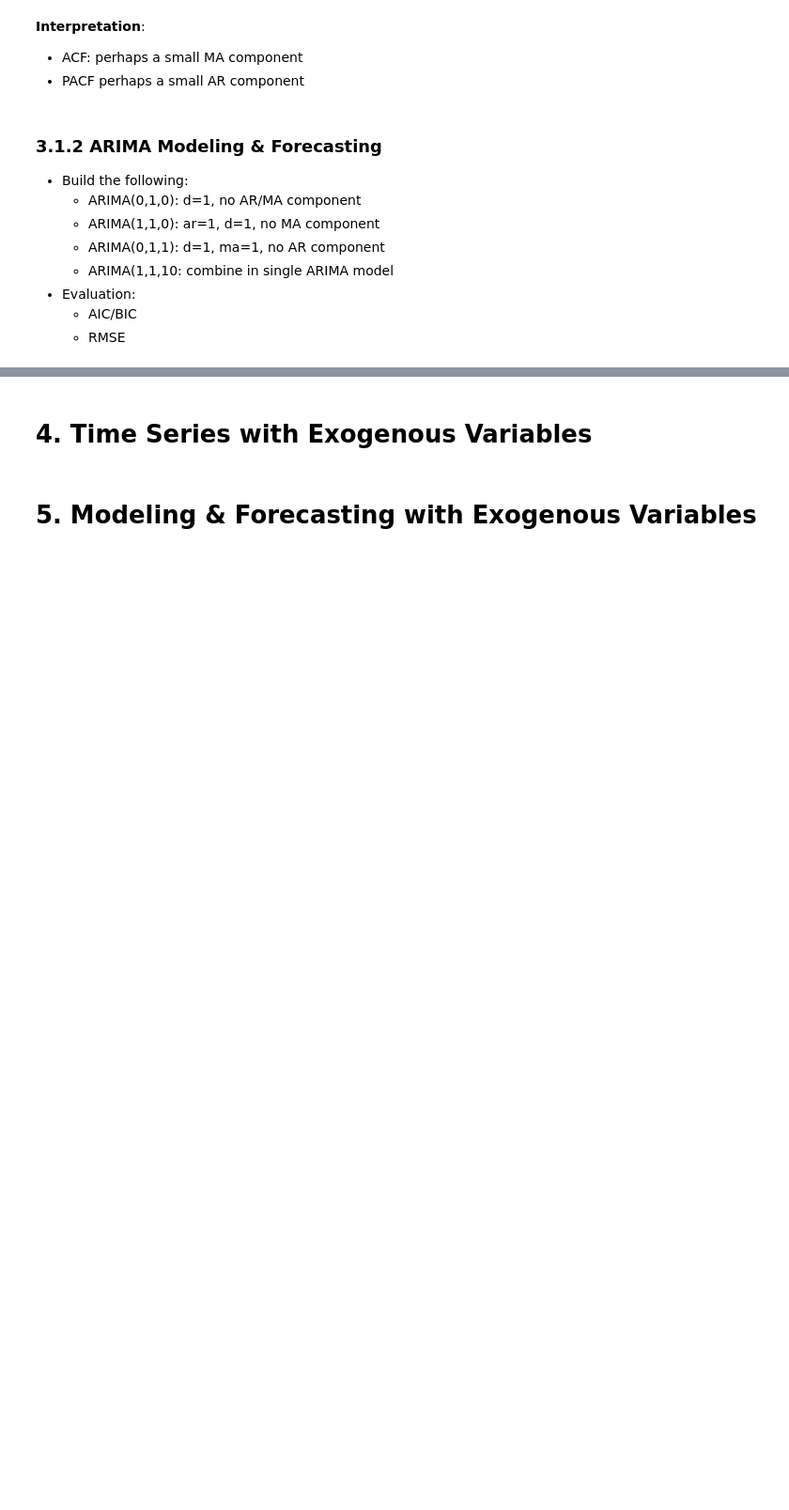
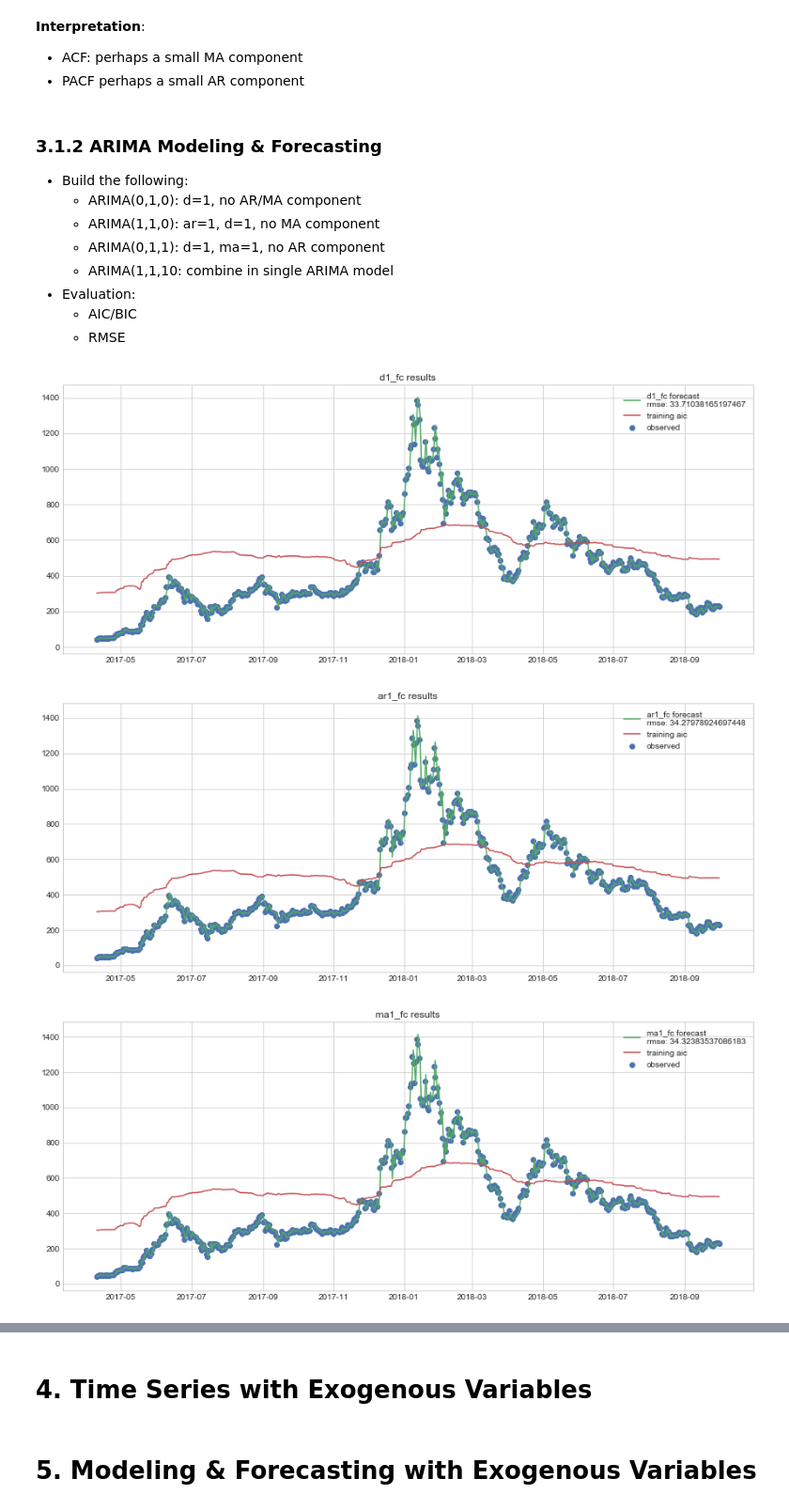
Before and after one commit to brianmcguckin/thinkful_final_capstone, a Jupyter notebook: Ethereum Time Series Analysis.ipynb, the cells around one changed output, grey strips where cells are left out. Shown at 94% size. Drawn from its saved outputs; the diff is of its cells as text; code cells hidden in the pictures; blank space fills up the shorter version.

Commit message:
arima OoS forecast update

```diff
--- a/Ethereum Time Series Analysis.ipynb
+++ b/Ethereum Time Series Analysis.ipynb
@@ -614,0 +581,53 @@ plt.show()
+# %%
+endog = ts.eth_close
+
+d1_fc = arima_forecast(
+    endog=endog,
+    order=(0,1,0),
+    window=60
+)
+ar1_fc = arima_forecast(
+    endog=endog,
+    order=(1,1,0),
+    window=60
+)
+ma1_fc = arima_forecast(
+    endog=endog,
+    order=(0,1,1),
+    window=60
+)
+# %%
+forecasts = {
+    'd1_fc': d1_fc,
+    'ar1_fc': ar1_fc,
+    'ma1_fc': ma1_fc
+}
+
+for name, model in forecasts.items():
+    plt.figure(figsize=(15,6))
+    plt.plot(
+        ts.eth_close[-len(model[0]):].index,
+        model[0],
+        label = '{} forecast\nrmse: {}'.format(
+            name, rmse(ts.eth_close, model[0])),
+        c=colors[1]
+    )
+
+    plt.scatter(
+        ts.eth_close[-len(model[0]):].index,
+        ts.eth_close[-len(model[0]):],
+        label = "observed",
+        c=colors[0]
+    )
+
+    plt.plot(ts.eth_close[-len(model[0]):].index,
+            model[1],
+            label='training aic',
+            c=colors[2])
+    plt.title('{} results'.format(name))
+    plt.legend()
+    plt.show()
+# %% [output]
+[figure, added]
+[figure, added]
+[figure, added]
```
Also changed, not shown: parts of 14 cells of this notebook, 1 other file.
